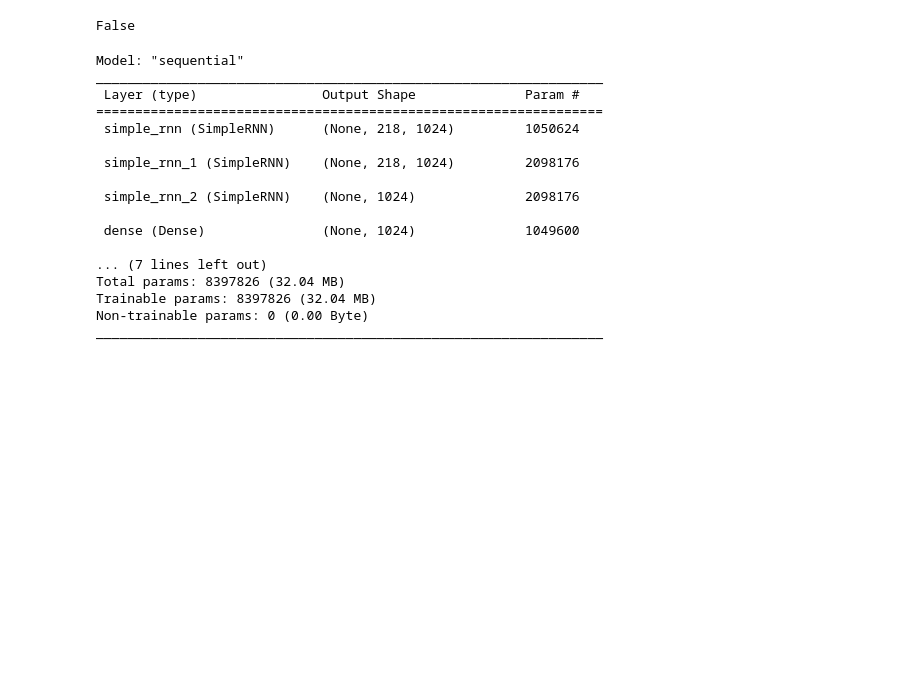
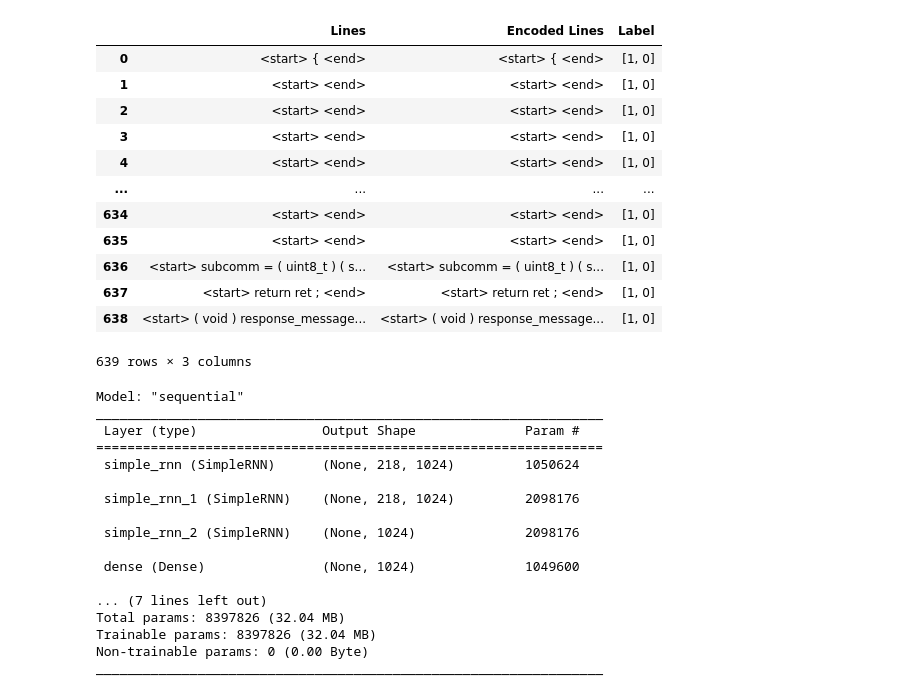
Before and after one commit to sakshmenon/Faulthunter-new-approach, a Jupyter notebook: Scripts/tester.ipynb, the cells around one changed output. Drawn from its saved outputs; the diff is of its cells as text; code cells hidden in the pictures; blank space fills up the shorter version.

```diff
--- a/Scripts/tester.ipynb
+++ b/Scripts/tester.ipynb
@@ -42,9 +42,21 @@ vectors = vec_split(original_df)
 # word2vec_init(original_df, vectors, gpu_token)
 # tensors = tensor_gen(vectors)
 # %%
-vectors[2]
+vectors[1]
 # %% [output]
+|  | Lines | Encoded Lines | Label |
+| 0 | <start> { <end> | <start> { <end> | [1, 0] |
+| 1 | <start> <end> | <start> <end> | [1, 0] |
+| 2 | <start> <end> | <start> <end> | [1, 0] |
+| 3 | <start> <end> | <start> <end> | [1, 0] |
+| 4 | <start> <end> | <start> <end> | [1, 0] |
+| ... | ... | ... | ... |
+| 634 | <start> <end> | <start> <end> | [1, 0] |
+| 635 | <start> <end> | <start> <end> | [1, 0] |
+| 636 | <start> subcomm = ( uint8_t ) ( s... | <start> subcomm = ( uint8_t ) ( s... | [1, 0] |
+| 637 | <start> return ret ; <end> | <start> return ret ; <end> | [1, 0] |
+| 638 | <start> ( void ) response_message... | <start> ( void ) response_message... | [1, 0] |
-False
+639 rows × 3 columns
 # %%
 model = model_ver_1_(vectors[0]['Encoded Lines'][0].shape[0])
 model.summary()
```
Also changed, not shown: parts of 1 cell of this notebook, 1 other file.
